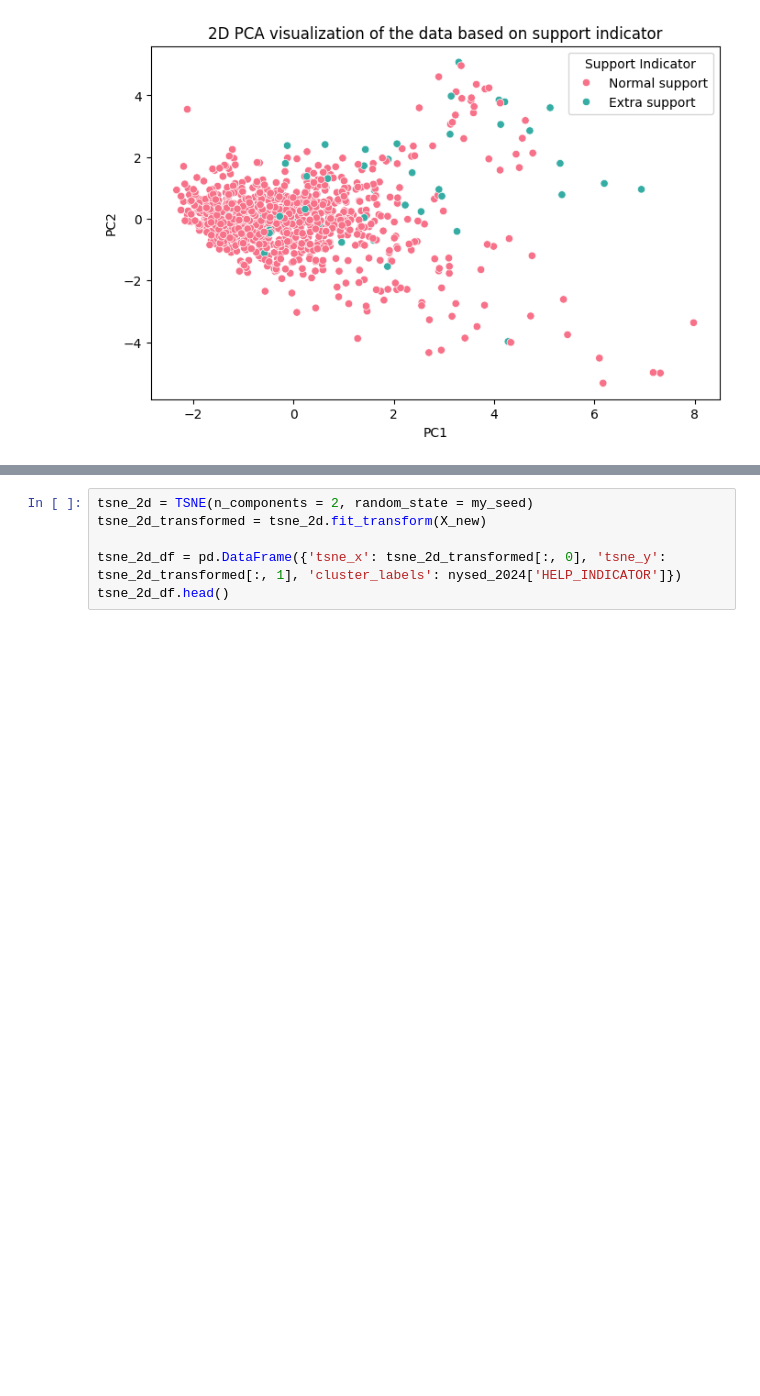
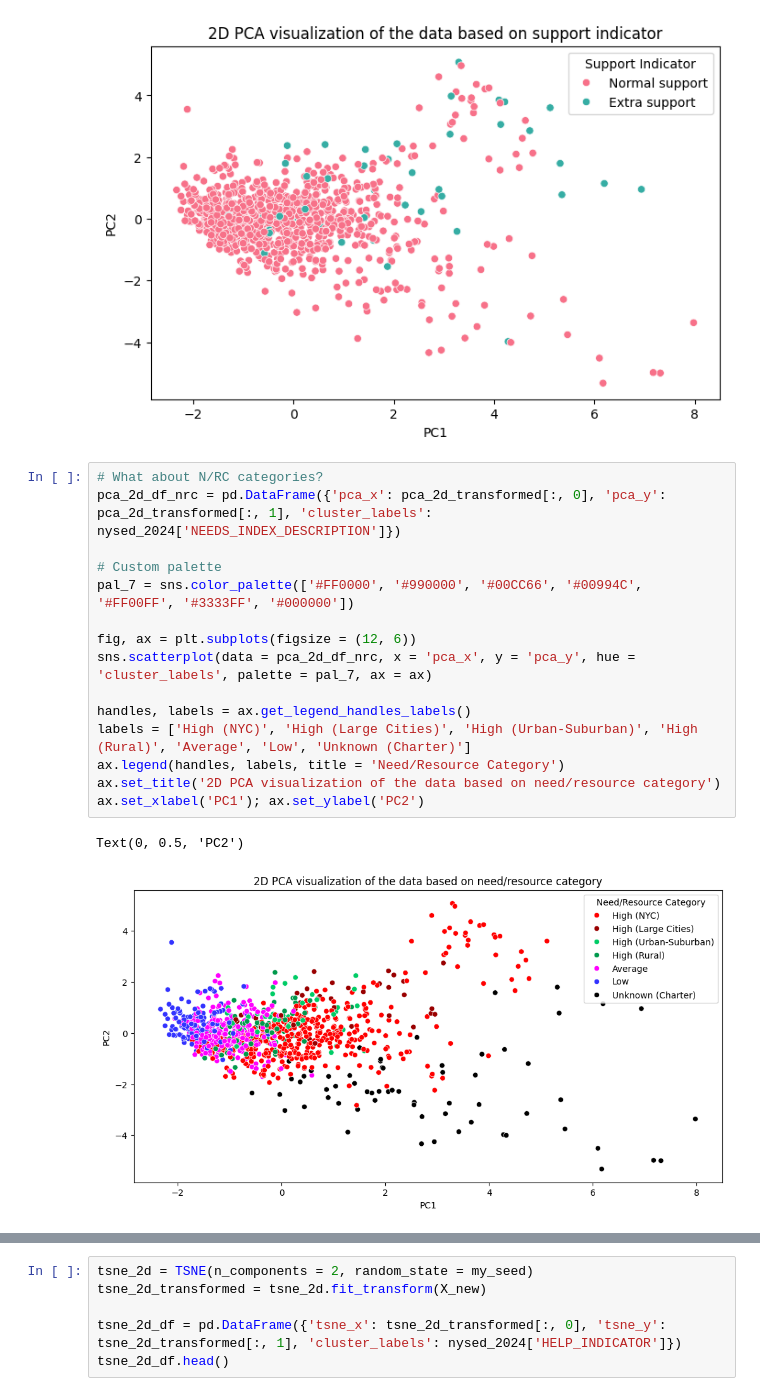
Before and after one commit to thaianle/nysed-2024, a Jupyter notebook: nysed_modeling.ipynb, the cells around one changed output, grey strips where cells are left out. Drawn from its saved outputs; the diff is of its cells as text; blank space fills up the shorter version.

```diff
--- a/nysed_modeling.ipynb
+++ b/nysed_modeling.ipynb
@@ -685,6 +686,24 @@ ax.set_xlabel('PC1'); ax.set_ylabel('PC2')
 # %% [output]
 Text(0, 0.5, 'PC2')
 [figure]
+# %%
+# What about N/RC categories?
+pca_2d_df_nrc = pd.DataFrame({'pca_x': pca_2d_transformed[:, 0], 'pca_y': pca_2d_transformed[:, 1], 'cluster_labels': nysed_2024['NEEDS_INDEX_DESCRIPTION']})
+
+# Custom palette
+pal_7 = sns.color_palette(['#FF0000', '#990000', '#00CC66', '#00994C', '#FF00FF', '#3333FF', '#000000'])
+
+fig, ax = plt.subplots(figsize = (12, 6))
+sns.scatterplot(data = pca_2d_df_nrc, x = 'pca_x', y = 'pca_y', hue = 'cluster_labels', palette = pal_7, ax = ax)
+
+handles, labels = ax.get_legend_handles_labels()
+labels = ['High (NYC)', 'High (Large Cities)', 'High (Urban-Suburban)', 'High (Rural)', 'Average', 'Low', 'Unknown (Charter)']
+ax.legend(handles, labels, title = 'Need/Resource Category')
+ax.set_title('2D PCA visualization of the data based on need/resource category')
+ax.set_xlabel('PC1'); ax.set_ylabel('PC2')
+# %% [output]
+Text(0, 0.5, 'PC2')
+[figure, added]
 # %%
 # What about 3D? (roughly 60% of the variance)
 pca_3d = PCA(n_components = 3, random_state = my_seed)
```
Also changed, not shown: parts of 17 cells of this notebook.
